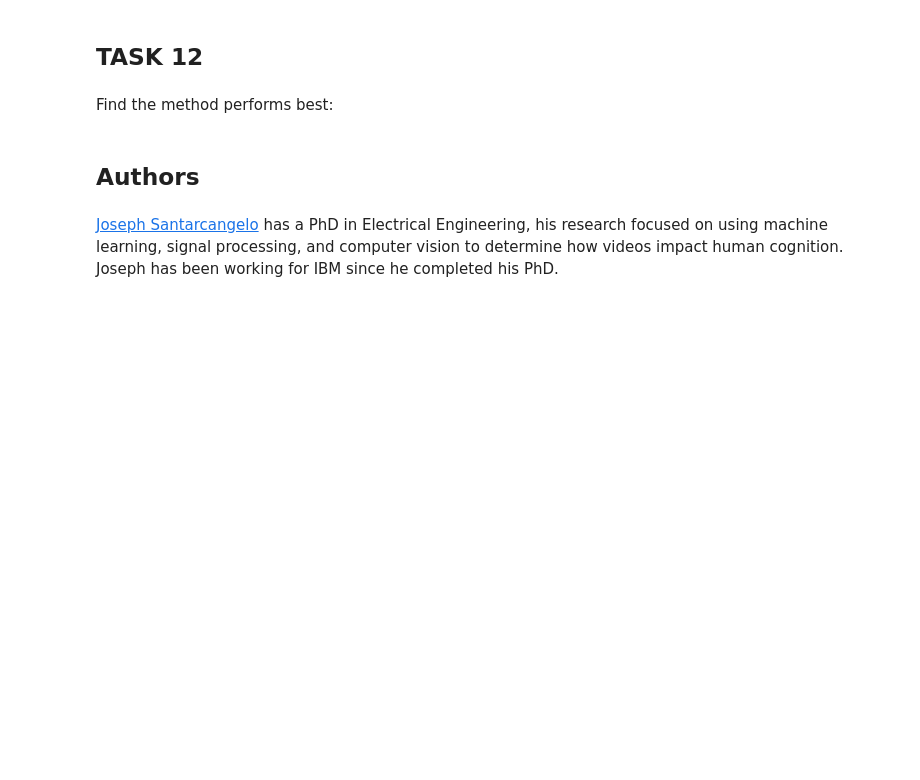
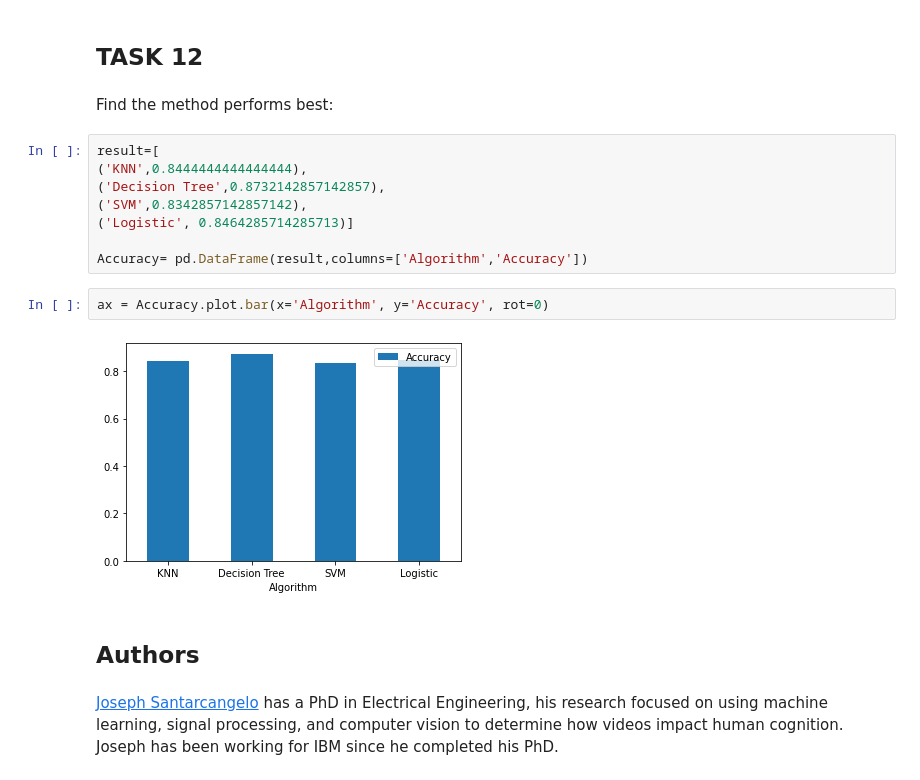
Before and after one commit to yschoigh/testrepo, a Jupyter notebook: Machine Learning Prediction lab.ipynb, the cells around one changed output. Saved outputs shown, nothing was run; the diff lists cells and outputs as text; blank space fills up the shorter version.

```diff
--- a/Machine Learning Prediction lab.ipynb
+++ b/Machine Learning Prediction lab.ipynb
@@ -356,6 +356,18 @@ plot_confusion_matrix(y_test,yhat)
 ## TASK  12
 # %% [markdown]
 Find the method performs best:
+# %%
+result=[
+('KNN',0.8444444444444444),
+('Decision Tree',0.8732142857142857),
+('SVM',0.8342857142857142),
+('Logistic', 0.8464285714285713)]
+
+Accuracy= pd.DataFrame(result,columns=['Algorithm','Accuracy'])
+# %%
+ax = Accuracy.plot.bar(x='Algorithm', y='Accuracy', rot=0)
+# %% [output]
+[figure, added]
 # %% [markdown]
 ## Authors
 # %% [markdown]
```
